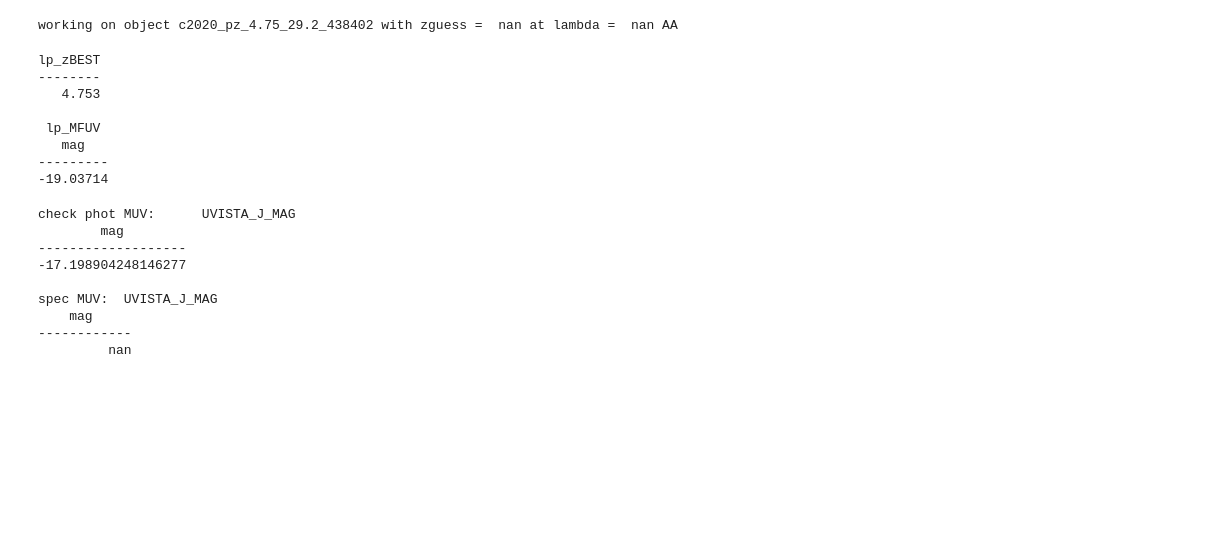
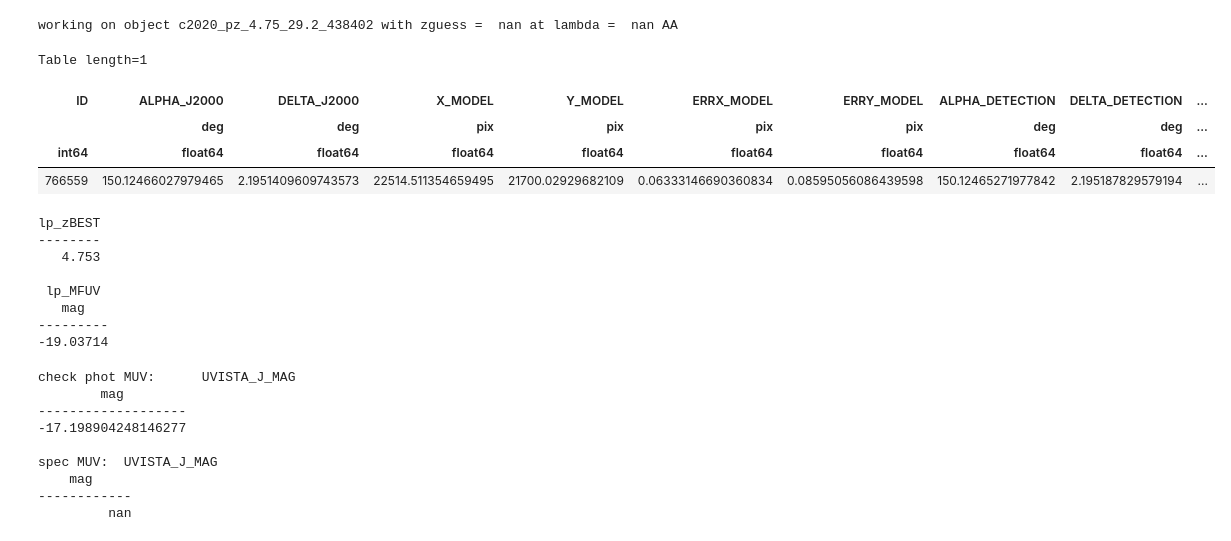
Before and after one commit to 0cooper/werls, a Jupyter notebook: olivia/read_cosmos2020.ipynb, the cells around one changed output. Saved outputs shown, nothing was run; the diff lists cells and outputs as text; code cells hidden in the pictures; blank space fills up the shorter version.

```diff
--- a/olivia/read_cosmos2020.ipynb
+++ b/olivia/read_cosmos2020.ipynb
@@ -13,7 +13,7 @@ plt.style.use('../../cooper-presentation.mplstyle')
 # %%
 # Specify the version of the catalog and the folder with the input/output files
 catversion = 'Farmer'  # this string can be either 'Classic' or 'Farmer'
-dir_in = '/Users/oc4858/cosmos/'
+dir_in = '/Users/oc4858/Box/cosmos/'
 #dir_out = './'  # the directory where the output of this notebook will be stored
 fitversion = 'lp'
 # Which type of photometric estimates to use? (suffix of the column name)
@@ -69,8 +51,16 @@ print('working on object',obj_name,'with zguess = ',zguess,'at lambda = ',lguess
 # %% [output]
 working on object c2020_pz_4.75_29.2_438402 with zguess =  nan at lambda =  nan AA
 # %%
-obj = int(obj_name[19:])
-targ = cat0[cat0['ID']==obj]
+#obj = int(obj_name[19:])
+targ = cat0[cat0['ID']==766559]
+# %%
+targ
+# %% [output]
+Table length=1
+| ID | ALPHA_J2000 | DELTA_J2000 | X_MODEL | Y_MODEL | ERRX_MODEL | ERRY_MODEL | ALPHA_DETECTION | DELTA_DETECTION | ... |
+|  | deg | deg | pix | pix | pix | pix | deg | deg | ... |
+| int64 | float64 | float64 | float64 | float64 | float64 | float64 | float64 | float64 | ... |
+| 766559 | 150.12466027979465 | 2.1951409609743573 | 22514.511354659495 | 21700.02929682109 | 0.06333146690360834 | 0.08595056086439598 | 150.12465271977842 | 2.195187829579194 | ... |
 # %%
 print(targ['lp_zBEST'])
 print('')
```
Also changed, not shown: parts of 2 cells of this notebook.
